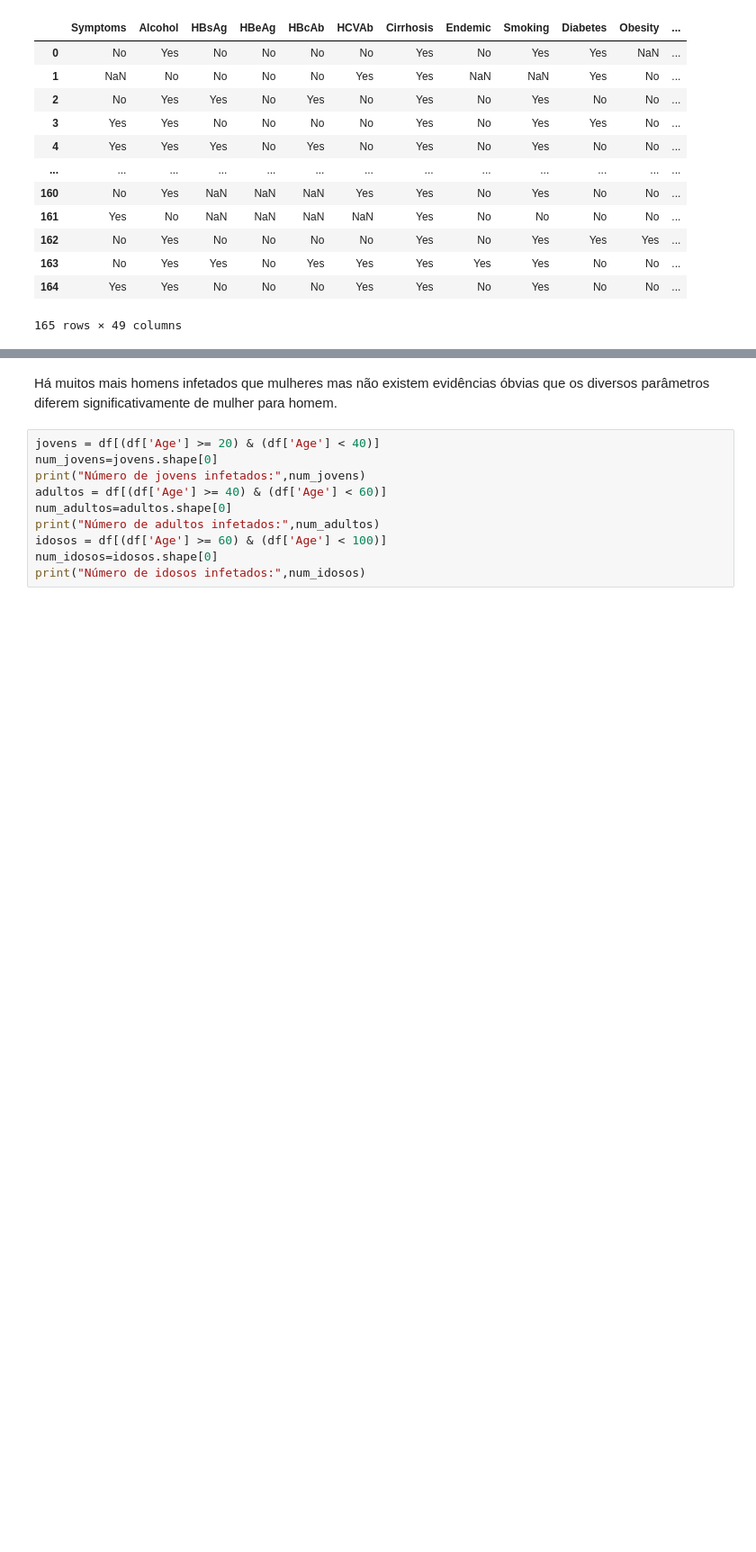
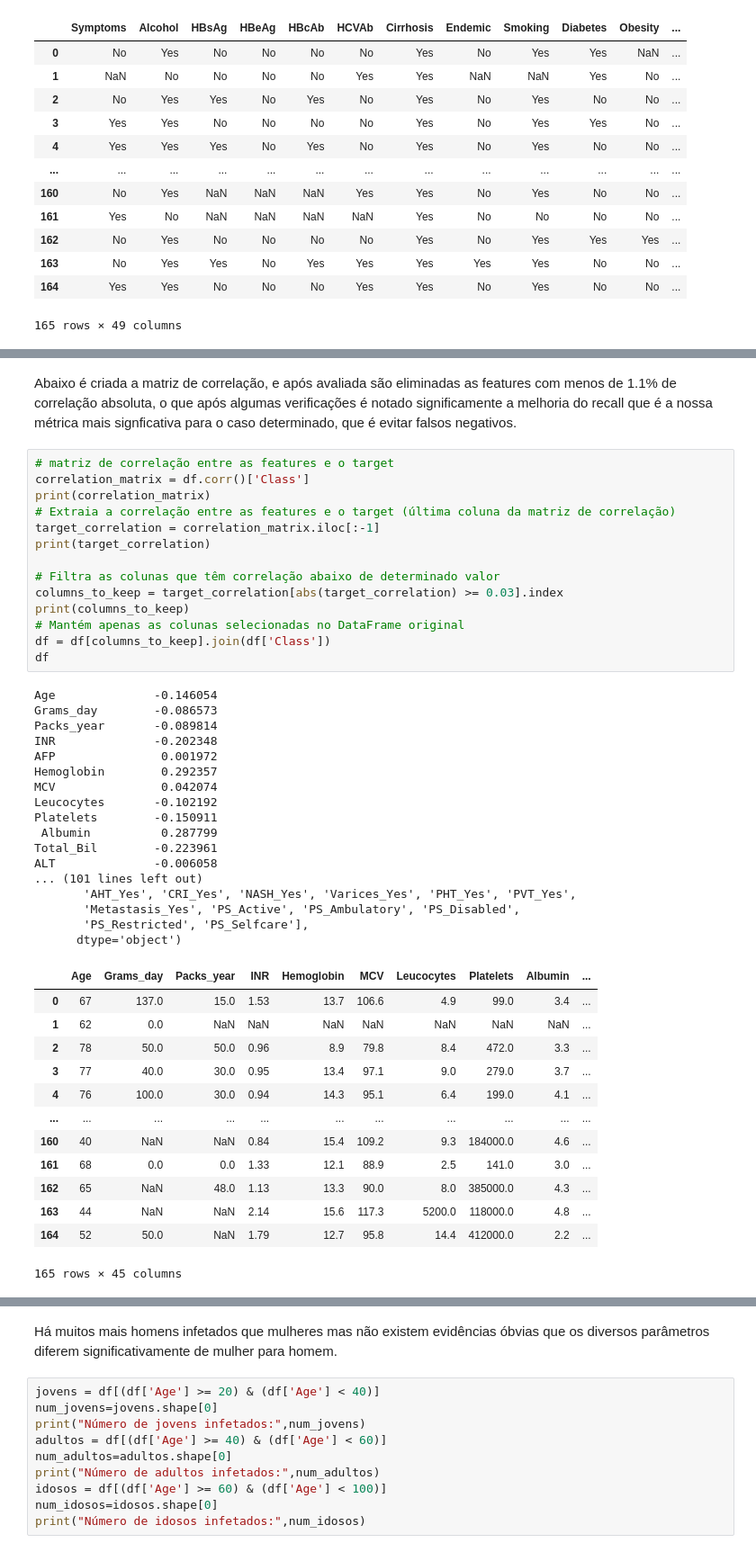
Before and after one commit to abrunhosa16/data_science_project_eicd, a Jupyter notebook: main.ipynb, the cells around one changed output, grey strips where cells are left out. Shown at 90% size. Drawn from its saved outputs; the diff is of its cells as text; blank space fills up the shorter version.

Commit message:
Modificações no notebook, implementação de diversos modelos, implementação da correlação e eliminação de linhas com muitos valores faltantes

```diff
--- a/main.ipynb
+++ b/main.ipynb
@@ -173 +143,48 @@ df
 165 rows × 53 columns
+# %% [markdown]
+Abaixo é criada a matriz de correlação, e após avaliada são eliminadas as features com menos de 1.1% de correlação absoluta, o que após algumas verificações é notado significamente a melhoria do recall que é a nossa métrica mais signficativa para o caso determinado, que é evitar falsos negativos.
+# %%
+# matriz de correlação entre as features e o target
+correlation_matrix = df.corr()['Class']
+print(correlation_matrix)
+# Extraia a correlação entre as features e o target (última coluna da matriz de correlação)
+target_correlation = correlation_matrix.iloc[:-1]
+print(target_correlation)
+
+# Filtra as colunas que têm correlação abaixo de determinado valor
+columns_to_keep = target_correlation[abs(target_correlation) >= 0.03].index
+print(columns_to_keep)
+# Mantém apenas as colunas selecionadas no DataFrame original
+df = df[columns_to_keep].join(df['Class'])
+df
+# %% [output]
+Age              -0.146054
+Grams_day        -0.086573
+Packs_year       -0.089814
+INR              -0.202348
+AFP               0.001972
+Hemoglobin        0.292357
+MCV               0.042074
+Leucocytes       -0.102192
+Platelets        -0.150911
+ Albumin          0.287799
+Total_Bil        -0.223961
+ALT              -0.006058
+... (101 lines left out)
+       'AHT_Yes', 'CRI_Yes', 'NASH_Yes', 'Varices_Yes', 'PHT_Yes', 'PVT_Yes',
+       'Metastasis_Yes', 'PS_Active', 'PS_Ambulatory', 'PS_Disabled',
+       'PS_Restricted', 'PS_Selfcare'],
+      dtype='object')
+|  | Age | Grams_day | Packs_year | INR | Hemoglobin | MCV | Leucocytes | Platelets | Albumin | ... |
+| 0 | 67 | 137.0 | 15.0 | 1.53 | 13.7 | 106.6 | 4.9 | 99.0 | 3.4 | ... |
+| 1 | 62 | 0.0 | NaN | NaN | NaN | NaN | NaN | NaN | NaN | ... |
+| 2 | 78 | 50.0 | 50.0 | 0.96 | 8.9 | 79.8 | 8.4 | 472.0 | 3.3 | ... |
+| 3 | 77 | 40.0 | 30.0 | 0.95 | 13.4 | 97.1 | 9.0 | 279.0 | 3.7 | ... |
+| 4 | 76 | 100.0 | 30.0 | 0.94 | 14.3 | 95.1 | 6.4 | 199.0 | 4.1 | ... |
+| ... | ... | ... | ... | ... | ... | ... | ... | ... | ... | ... |
+| 160 | 40 | NaN | NaN | 0.84 | 15.4 | 109.2 | 9.3 | 184000.0 | 4.6 | ... |
+| 161 | 68 | 0.0 | 0.0 | 1.33 | 12.1 | 88.9 | 2.5 | 141.0 | 3.0 | ... |
+| 162 | 65 | NaN | 48.0 | 1.13 | 13.3 | 90.0 | 8.0 | 385000.0 | 4.3 | ... |
+| 163 | 44 | NaN | NaN | 2.14 | 15.6 | 117.3 | 5200.0 | 118000.0 | 4.8 | ... |
+| 164 | 52 | 50.0 | NaN | 1.79 | 12.7 | 95.8 | 14.4 | 412000.0 | 2.2 | ... |
+165 rows × 45 columns
```
Also changed, not shown: parts of 22 cells of this notebook.
